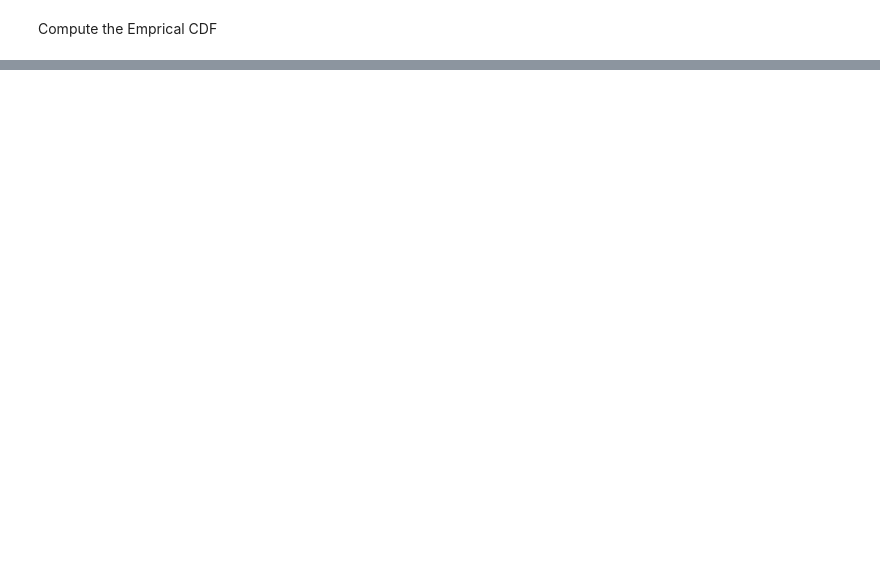
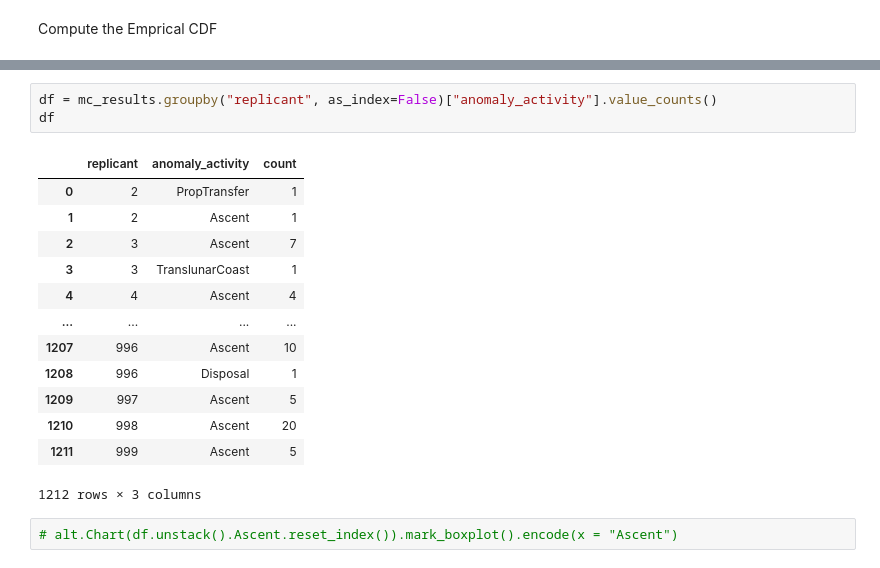
Before and after one commit to edhschen/space_mission_des, a Jupyter notebook: SpaceMissionDES/analysis/viz_monte_carlo.ipynb, the cells around one changed output, grey strips where cells are left out. Drawn from its saved outputs; the diff is of its cells as text; blank space fills up the shorter version.

```diff
--- a/SpaceMissionDES/analysis/viz_monte_carlo.ipynb
+++ b/SpaceMissionDES/analysis/viz_monte_carlo.ipynb
@@ -75,0 +160,19 @@ plot_ECDF(df)
+# %%
+df = mc_results.groupby("replicant", as_index=False)["anomaly_activity"].value_counts()
+df
+# %% [output]
+|  | replicant | anomaly_activity | count |
+| 0 | 2 | PropTransfer | 1 |
+| 1 | 2 | Ascent | 1 |
+| 2 | 3 | Ascent | 7 |
+| 3 | 3 | TranslunarCoast | 1 |
+| 4 | 4 | Ascent | 4 |
+| ... | ... | ... | ... |
+| 1207 | 996 | Ascent | 10 |
+| 1208 | 996 | Disposal | 1 |
+| 1209 | 997 | Ascent | 5 |
+| 1210 | 998 | Ascent | 20 |
+| 1211 | 999 | Ascent | 5 |
+1212 rows × 3 columns
+# %%
+# alt.Chart(df.unstack().Ascent.reset_index()).mark_boxplot().encode(x = "Ascent")
```
Also changed, not shown: parts of 12 cells of this notebook.
